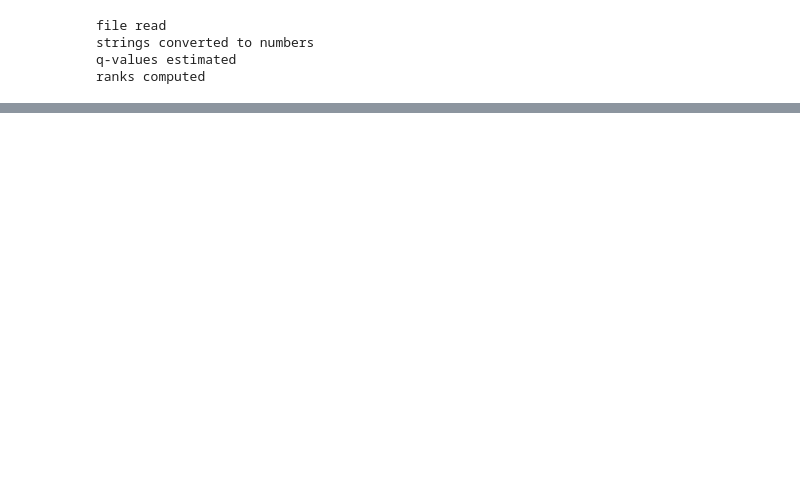
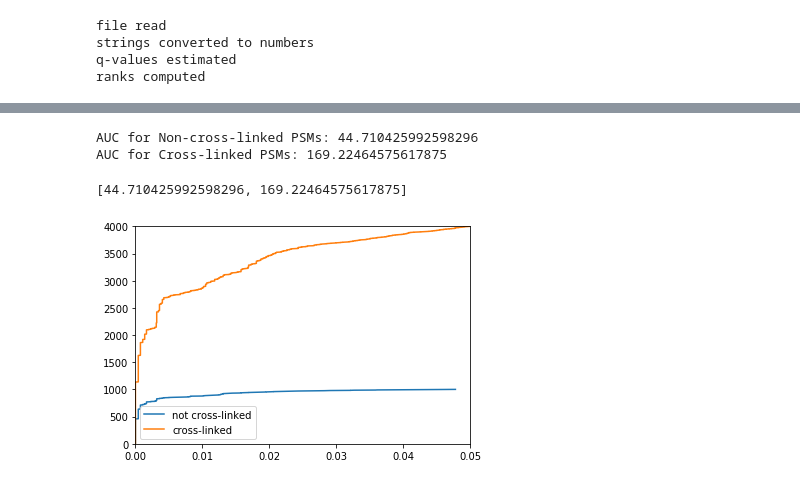
Before and after one commit to emilpaulitz/Bachelor-Thesis, a Jupyter notebook: src/Main.ipynb, the cells around one changed output, grey strips where cells are left out. Cells and saved outputs as stored; diff of their text form; code cells hidden in the pictures; blank space fills up the shorter version.

```diff
--- a/src/Main.ipynb
+++ b/src/Main.ipynb
@@ -35,0 +42,7 @@ len(df[df['q-val'] <= 0.01])
+# %%
+evalXL(dSlow)
+# %% [output]
+AUC for Non-cross-linked PSMs: 44.710425992598296
+AUC for Cross-linked PSMs: 169.22464575617875
+[44.710425992598296, 169.22464575617875]
+[figure, added]
```
Also changed, not shown: parts of 4 cells of this notebook, 3 other files.
